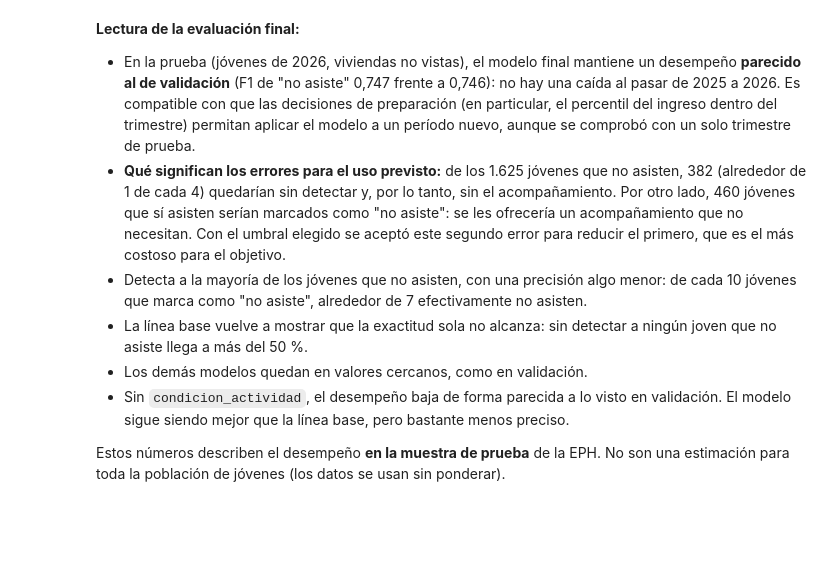
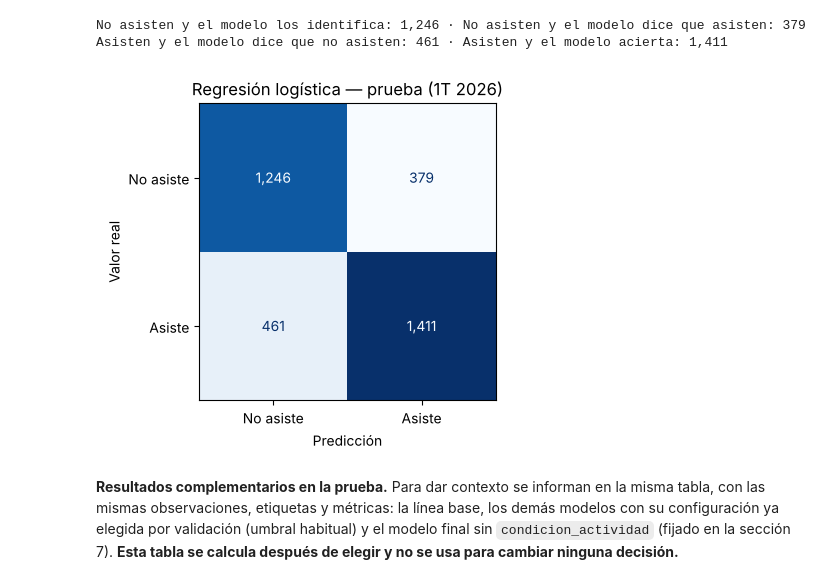
Before and after one commit to Elizabet866/prediccion-asistencia-nivel-superior-eph, a Jupyter notebook: notebooks/4.0-lei-modelado-y-evaluacion.ipynb, the cells around one changed output. Cells and saved outputs as stored; diff of their text form; code cells hidden in the pictures; blank space fills up the shorter version.

```diff
--- a/notebooks/4.0-lei-modelado-y-evaluacion.ipynb
+++ b/notebooks/4.0-lei-modelado-y-evaluacion.ipynb
@@ -473,8 +500,0 @@ Con todas las decisiones cerradas (modelo, hiperparámetros, umbral y variables)
-# %%
-# Entrenamiento final con todo el conjunto de entrenamiento y predicción sobre la prueba con el umbral elegido
-modelo_final.fit(X_train_esc, y_train)
-prob_prueba = modelo_final.predict_proba(X_test_esc)[:, 1]
-pred_prueba = (prob_prueba >= UMBRAL).astype(int)
-
-print(f"Modelo final: regresión logística {logistica.best_params_} · umbral {UMBRAL:.2f}\n")
-print(classification_report(y_test, pred_prueba, target_names=["No asiste (0)", "Asiste (1)"], digits=3))
@@ -492,14 +505,9 @@ No asiste (0)      0.730     0.765     0.747      1625
 # %%
-# Matriz de confusión en la prueba
-fig, eje = plt.subplots(figsize=(4.8, 4))
-ConfusionMatrixDisplay(confusion_matrix(y_test, pred_prueba), display_labels=["No asiste", "Asiste"]).plot(
-    ax=eje, cmap="Blues", colorbar=False, values_format=",")
-eje.set_xlabel("Predicción")
-eje.set_ylabel("Valor real")
-eje.set_title("Regresión logística — prueba (1T 2026)")
-plt.tight_layout()
-plt.savefig(FIGURAS + "modelo_matriz_confusion_prueba.png", dpi=110)
-vn, fp_asiste, fn_asiste, vp = confusion_matrix(y_test, pred_prueba).ravel()
-print(f"No asisten y el modelo los detecta: {vn:,} · No asisten y el modelo dice que asisten: {fp_asiste:,}")
-print(f"Asisten y el modelo dice que no asisten: {fn_asiste:,} · Asisten y el modelo acierta: {vp:,}")
+# Entrenamiento final con todo el conjunto de entrenamiento y predicción sobre la prueba con el umbral elegido
+modelo_final.fit(X_train, y_train)
+prob_prueba = modelo_final.predict_proba(X_test)[:, 1]
+pred_prueba = (prob_prueba >= UMBRAL).astype(int)
+
+print(f"Modelo final: regresión logística C = {modelo_final['modelo'].C} · umbral {UMBRAL:.2f}\n")
+print(classification_report(y_test, pred_prueba, target_names=["No asiste (0)", "Asiste (1)"], digits=3))
 # %% [output]
@@ -547,11 +524,19 @@ tabla_prueba.round(3)
-# %% [markdown]
-**Lectura de la evaluación final:**
-
-- En la prueba (jóvenes de 2026, viviendas no vistas), el modelo final mantiene un desempeño **parecido al de validación** (F1 de "no asiste" 0,747 frente a 0,746): no hay una caída al pasar de 2025 a 2026. Es compatible con que las decisiones de preparación (en particular, el percentil del ingreso dentro del trimestre) permitan aplicar el modelo a un período nuevo, aunque se comprobó con un solo trimestre de prueba.
-- **Qué significan los errores para el uso previsto:** de los 1.625 jóvenes que no asisten, 382 (alrededor de 1 de cada 4) quedarían sin detectar y, por lo tanto, sin el acompañamiento. Por otro lado, 460 jóvenes que sí asisten serían marcados como "no asiste": se les ofrecería un acompañamiento que no necesitan. Con el umbral elegido se aceptó este segundo error para reducir el primero, que es el más costoso para el objetivo.
-- Detecta a la mayoría de los jóvenes que no asisten, con una precisión algo menor: de cada 10 jóvenes que marca como "no asiste", alrededor de 7 efectivamente no asisten.
-- La línea base vuelve a mostrar que la exactitud sola no alcanza: sin detectar a ningún joven que no asiste llega a más del 50 %.
-- Los demás modelos quedan en valores cercanos, como en validación.
-- Sin `condicion_actividad`, el desempeño baja de forma parecida a lo visto en validación. El modelo sigue siendo mejor que la línea base, pero bastante menos preciso.
-
-Estos números describen el desempeño **en la muestra de prueba** de la EPH. No son una estimación para toda la población de jóvenes (los datos se usan sin ponderar).
+# %%
+# Matriz de confusión en la prueba
+fig, eje = plt.subplots(figsize=(4.8, 4))
+ConfusionMatrixDisplay(confusion_matrix(y_test, pred_prueba), display_labels=["No asiste", "Asiste"]).plot(
+    ax=eje, cmap="Blues", colorbar=False, values_format=",")
+eje.set_xlabel("Predicción")
+eje.set_ylabel("Valor real")
+eje.set_title("Regresión logística — prueba (1T 2026)")
+plt.tight_layout()
+plt.savefig(FIGURAS + "modelo_matriz_confusion_prueba.png", dpi=110)
+no_asiste_bien, no_asiste_mal, asiste_mal, asiste_bien = confusion_matrix(y_test, pred_prueba).ravel()
+print(f"No asisten y el modelo los identifica: {no_asiste_bien:,} · No asisten y el modelo dice que asisten: {no_asiste_mal:,}")
+print(f"Asisten y el modelo dice que no asisten: {asiste_mal:,} · Asisten y el modelo acierta: {asiste_bien:,}")
+# %% [output]
+No asisten y el modelo los identifica: 1,246 · No asisten y el modelo dice que asisten: 379
+Asisten y el modelo dice que no asisten: 461 · Asisten y el modelo acierta: 1,411
+[figure, added]
+# %% [markdown]
+**Resultados complementarios en la prueba.** Para dar contexto se informan en la misma tabla, con las mismas observaciones, etiquetas y métricas: la línea base, los demás modelos con su configuración ya elegida por validación (umbral habitual) y el modelo final sin `condicion_actividad` (fijado en la sección 7). **Esta tabla se calcula después de elegir y no se usa para cambiar ninguna decisión.**
```
Also changed, not shown: parts of 83 cells of this notebook, 1 other file.
